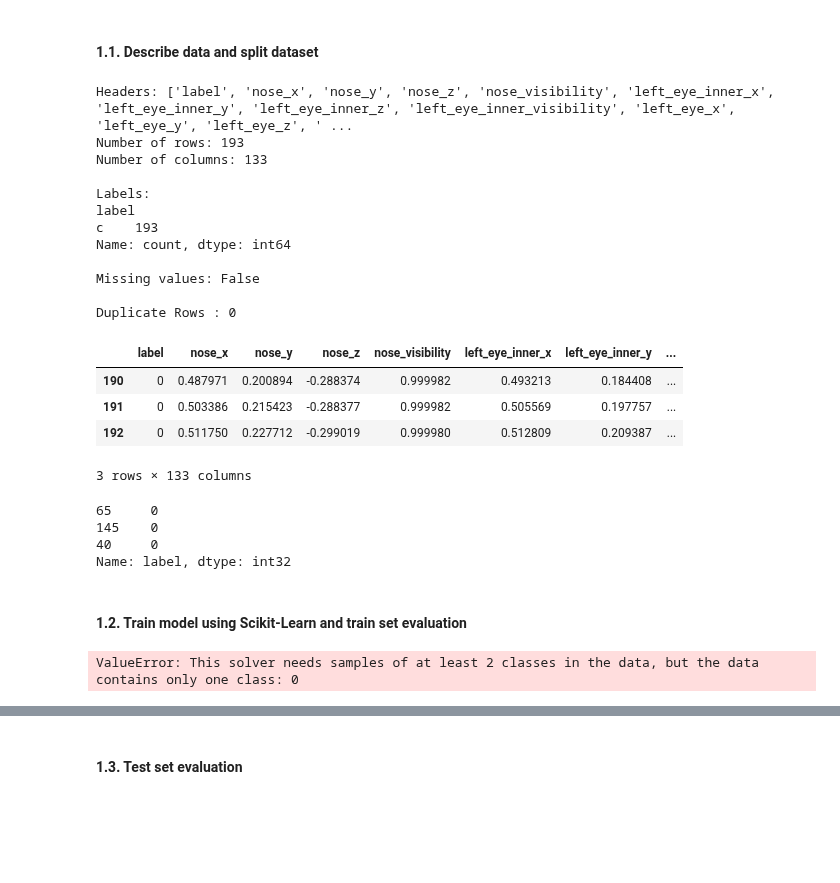
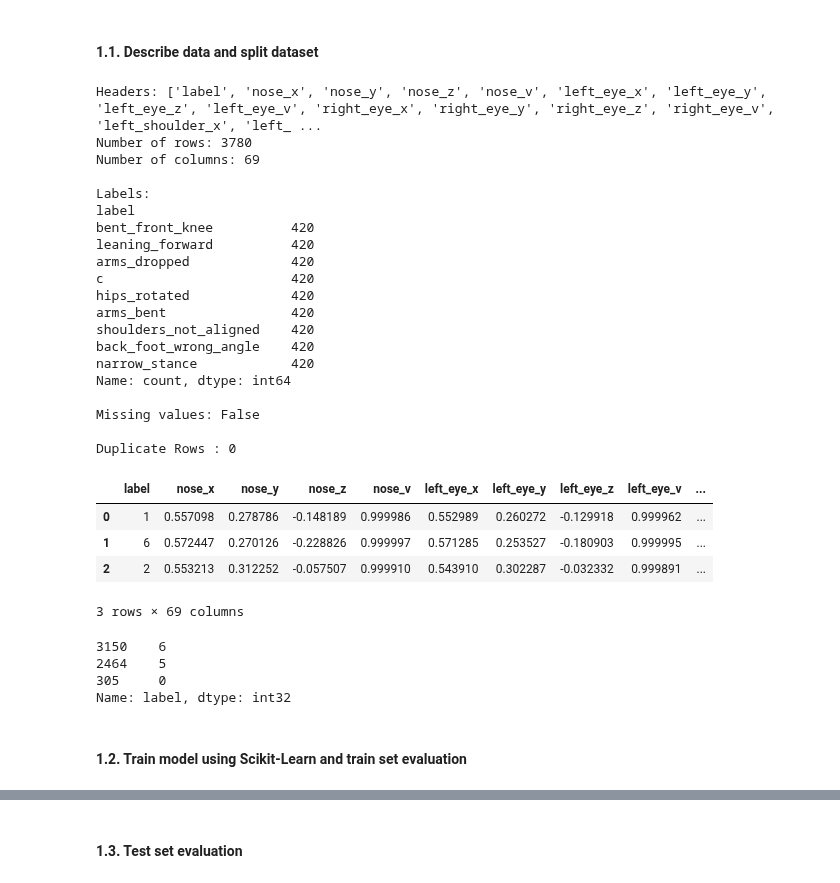
Before and after one commit to aayush-12321/YogAI_Project, a Jupyter notebook: warrior-ii_model/2.sklearn.ipynb, the cells around one changed output, grey strips where cells are left out. Saved outputs shown, nothing was run; the diff lists cells and outputs as text; code cells hidden in the pictures; blank space fills up the shorter version.

Commit message:
Fix data: results off; plan to use relative coordinates and normalization them

```diff
--- a/warrior-ii_model/2.sklearn.ipynb
+++ b/warrior-ii_model/2.sklearn.ipynb
@@ -59,30 +59,56 @@ def round_up_metric_results(results) -> list:
     return list(map(lambda el: round(el, 3), results))
 # %%
 # df = describe_dataset("./train.csv")
-df = describe_dataset("main_cleaned_train_video.csv")
-df.loc[df["label"] == "c", "label"] = 0
-df.loc[df["label"] == "i", "label"] = 1
-df.loc[df["label"] == "H", "label"] = 2
-df.loc[df["label"] == "L", "label"] = 3
-df.tail(3)
+df = describe_dataset("train_augmented.csv")
+# df.loc[df["label"] == "c", "label"] = 0
+# df.loc[df["label"] == "i", "label"] = 1
+# df.loc[df["label"] == "H", "label"] = 2
+# df.loc[df["label"] == "L", "label"] = 3
+
+label_map = {
+    'c': 0,
+    'bent_front_knee': 1,
+    'arms_dropped': 2,
+    'arms_bent': 3,
+    'hips_rotated': 4,
+    'back_foot_wrong_angle': 5,
+    'leaning_forward': 6,
+    'narrow_stance': 7,
+    'shoulders_not_aligned': 8
+}
+
+df["label"] = df["label"].map(label_map)
+reverse_map = {v: k for k, v in label_map.items()}
+
+
+
+df.head(3)
 # %% [output]
-Headers: ['label', 'nose_x', 'nose_y', 'nose_z', 'nose_visibility', 'left_eye_inner_x', 'left_eye_inner_y', 'left_eye_inner_z', 'left_eye_inner_visibility', 'left_eye_x', 'left_eye_y', 'left_eye_z', ' ...
-Number of rows: 193
-Number of columns: 133
+Headers: ['label', 'nose_x', 'nose_y', 'nose_z', 'nose_v', 'left_eye_x', 'left_eye_y', 'left_eye_z', 'left_eye_v', 'right_eye_x', 'right_eye_y', 'right_eye_z', 'right_eye_v', 'left_shoulder_x', 'left_ ...
+Number of rows: 3780
+Number of columns: 69
 
 Labels:
 label
-c    193
+bent_front_knee          420
+leaning_forward          420
+arms_dropped             420
+c                        420
+hips_rotated             420
+arms_bent                420
+shoulders_not_aligned    420
+back_foot_wrong_angle    420
+narrow_stance            420
 Name: count, dtype: int64
 
 Missing values: False
 
 Duplicate Rows : 0
-|  | label | nose_x | nose_y | nose_z | nose_visibility | left_eye_inner_x | left_eye_inner_y | ... |
-| 190 | 0 | 0.487971 | 0.200894 | -0.288374 | 0.999982 | 0.493213 | 0.184408 | ... |
-| 191 | 0 | 0.503386 | 0.215423 | -0.288377 | 0.999982 | 0.505569 | 0.197757 | ... |
-| 192 | 0 | 0.511750 | 0.227712 | -0.299019 | 0.999980 | 0.512809 | 0.209387 | ... |
+|  | label | nose_x | nose_y | nose_z | nose_v | left_eye_x | left_eye_y | left_eye_z | left_eye_v | ... |
+| 0 | 1 | 0.557098 | 0.278786 | -0.148189 | 0.999986 | 0.552989 | 0.260272 | -0.129918 | 0.999962 | ... |
+| 1 | 6 | 0.572447 | 0.270126 | -0.228826 | 0.999997 | 0.571285 | 0.253527 | -0.180903 | 0.999995 | ... |
+| 2 | 2 | 0.553213 | 0.312252 | -0.057507 | 0.999910 | 0.543910 | 0.302287 | -0.032332 | 0.999891 | ... |
-3 rows × 133 columns
+3 rows × 69 columns
 # %%
 # Extract features and class
 X = df.drop("label", axis=1)
@@ -95,9 +121,9 @@ X = pd.DataFrame(sc.fit_transform(X), columns=X.columns, index=X.index)
 X_train, X_test, y_train, y_test = train_test_split(X, y, test_size=0.2, random_state=1234)
 y_test.head(3)
 # %% [output]
-65     0
-145    0
-40     0
+3150    6
+2464    5
+305     0
 Name: label, dtype: int32
 # %% [markdown]
 #### 1.2. Train model using Scikit-Learn and train set evaluation
@@ -120,14 +146,12 @@ for name, model in algorithms:
     # Evaluate model
     model_results = model.predict(X_test)
 
-    p_score = precision_score(y_test, model_results, average=None, labels=[0, 1, 2])
+    p_score = precision_score(y_test, model_results, average=None, labels=[0, 1, 2,3,4,5,6,7,8])
     a_score = accuracy_score(y_test, model_results)
-    r_score = recall_score(y_test, model_results, average=None, labels=[0, 1, 2])
-    f1_score_result = f1_score(y_test, model_results, average=None, labels=[0, 1, 2])
-    cm = confusion_matrix(y_test, model_results, labels=[0, 1, 2])
+    r_score = recall_score(y_test, model_results, average=None, labels=[0, 1, 2,3,4,5,6,7,8])
+    f1_score_result = f1_score(y_test, model_results, average=None, labels=[0, 1, 2,3,4,5,6,7,8])
+    cm = confusion_matrix(y_test, model_results, labels=[0, 1, 2,3,4,5,6,7,8])
     final_results.append(( name,  round_up_metric_results(p_score), a_score, round_up_metric_results(r_score), round_up_metric_results(f1_score_result), cm))
-# %% [output]
-ValueError: This solver needs samples of at least 2 classes in the data, but the data contains only one class: 0
 # %%
 # Sort results by F1 score
 final_results.sort(key=lambda k: sum(k[4]), reverse=True)
```
Also changed, not shown: parts of 1 cell of this notebook, 17 other files.
